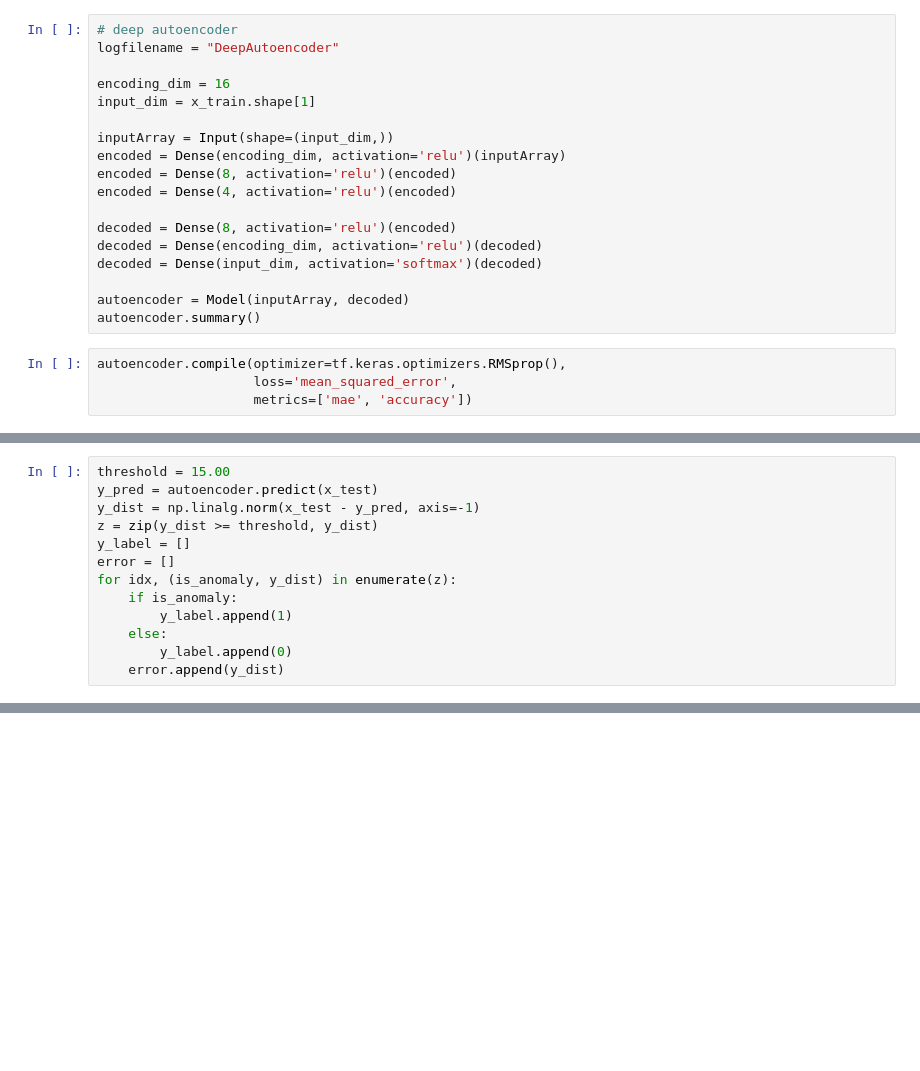
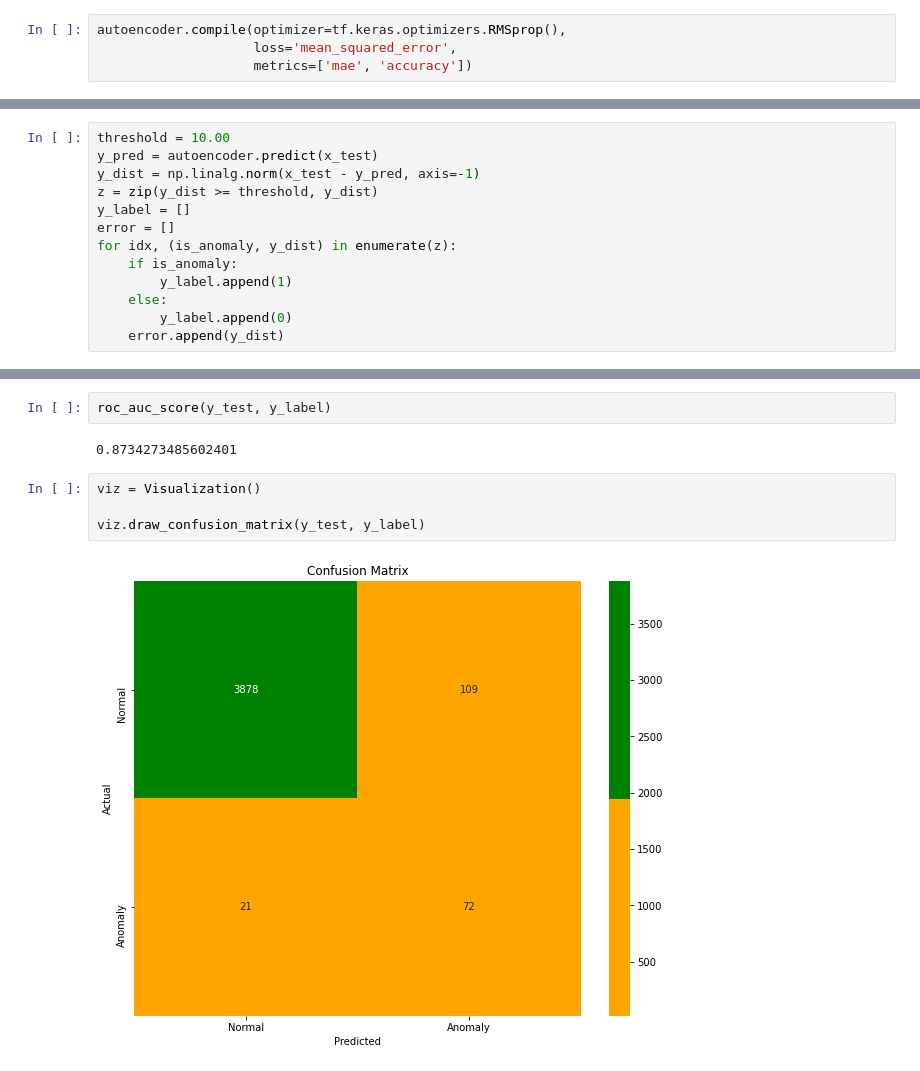
Before and after one commit to devgunho/Anomaly-Detection_using_DL, a Jupyter notebook: 04_Spare Autoencoder.ipynb, the cells around one changed output, grey strips where cells are left out. Drawn from its saved outputs; the diff is of its cells as text; blank space fills up the shorter version.

Commit message:
finish: 4. Spare Autoencoder

```diff
--- a/04_Spare Autoencoder.ipynb
+++ b/04_Spare Autoencoder.ipynb
@@ -146,21 +168,3 @@ autoencoder.summary()
-# %%
-# deep autoencoder
-logfilename = "DeepAutoencoder"
-
-encoding_dim = 16
-input_dim = x_train.shape[1]
-
-inputArray = Input(shape=(input_dim,))
-encoded = Dense(encoding_dim, activation='relu')(inputArray)
-encoded = Dense(8, activation='relu')(encoded)
-encoded = Dense(4, activation='relu')(encoded)
-
-decoded = Dense(8, activation='relu')(encoded)
-decoded = Dense(encoding_dim, activation='relu')(decoded)
-decoded = Dense(input_dim, activation='softmax')(decoded)
-
-autoencoder = Model(inputArray, decoded)
-autoencoder.summary()
 # %%
 autoencoder.compile(optimizer=tf.keras.optimizers.RMSprop(),
                     loss='mean_squared_error',
@@ -183,5 +209,5 @@ print('Test accuracy:', score[1])
 # %%
-threshold = 15.00
+threshold = 10.00
 y_pred = autoencoder.predict(x_test)
 y_dist = np.linalg.norm(x_test - y_pred, axis=-1)
 z = zip(y_dist >= threshold, y_dist)
@@ -195,0 +233,10 @@ for idx, (is_anomaly, y_dist) in enumerate(z):
+# %%
+roc_auc_score(y_test, y_label)
+# %% [output]
+0.8734273485602401
+# %%
+viz = Visualization()
+
+viz.draw_confusion_matrix(y_test, y_label)
+# %% [output]
+[figure, added]
```
Also changed, not shown: parts of 9 cells of this notebook, 1 other file.
